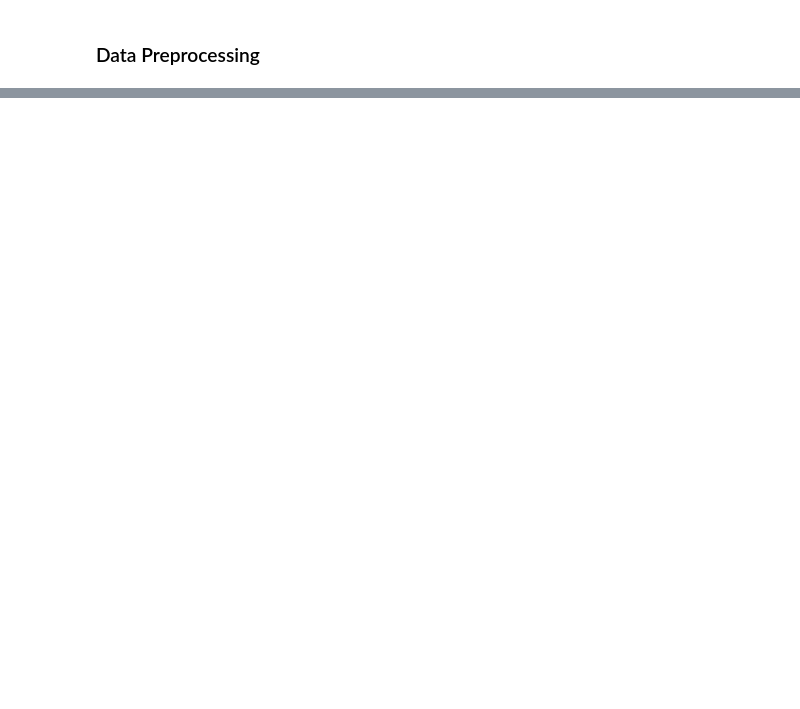
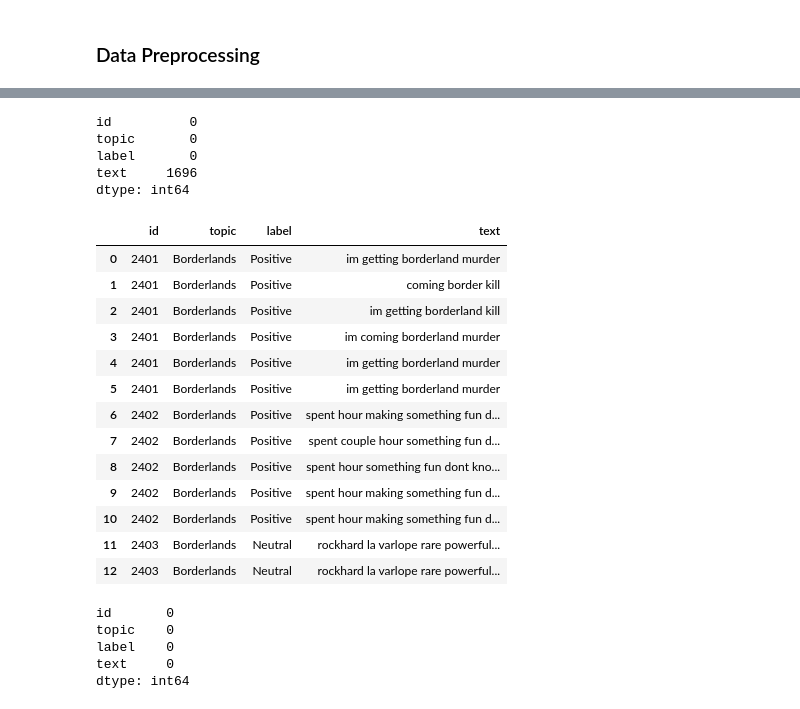
Before and after one commit to matchi-1/Twitter-Sentiment-Analysis, a Jupyter notebook: notebooks/TwitterSentimentAnalysis.ipynb, the cells around one changed output, grey strips where cells are left out. Saved outputs shown, nothing was run; the diff lists cells and outputs as text; code cells hidden in the pictures; blank space fills up the shorter version.

Commit message:
added preprocessing & EDA

```diff
--- a/notebooks/TwitterSentimentAnalysis.ipynb
+++ b/notebooks/TwitterSentimentAnalysis.ipynb
@@ -63,19 +108,41 @@ val.label.value_counts().plot(kind = 'bar', grid = True)
 # %% [markdown]
 ### Data Preprocessing
 # %%
-nltk.download('stopwords')
+# Initialize lemmatizer
+lemmatizer = WordNetLemmatizer()
 
-# Remove stopwords
+# Define stop words
 stop_words = set(stopwords.words('english'))
 
+# Add custom stop words
+custom_stopwords = ['â']
+stop_words.update(custom_stopwords)
+
+# Preprocessing function
 def preprocess_text(text):
+    # Lowercasing
     text = text.lower()
-    text = ' '.join(word for word in text.split() if word not in stop_words)
-    return text
 
-# Apply preprocess_text function to the text column (save one other df for re-testing)
-train_with_stop = train['text']
-train_with_stop = val['text']
+    # Remove URLs, mentions, hashtags, numbers, punctuations, and other non-word characters (special characters)
+    text = re.sub(r'http\S+|www\S+|https\S+|@\S+|#\S+|\d+|[^\w\s]', '', text, flags=re.MULTILINE)
 
-train['text'] = train['text'].apply(preprocess_text)
-val['text'] = val['text'].apply(preprocess_text)
+    # Strip leading and trailing whitespace
+    text = text.strip()
+
+    # Tokenization
+    tokens = word_tokenize(text)
+
+    # Remove stop words and lemmatize
+    tokens = [lemmatizer.lemmatize(word) for word in tokens if word not in stop_words]
+
+    # Join tokens back to string
+    processed_text = ' '.join(tokens)
+
+    # Check if the processed text is empty or contains only whitespace
+    if processed_text.strip() == '':
+        return None
+
+    return processed_text
+
+# Apply the preprocessing function to the text column
+df['text'] = df['text'].apply(preprocess_text)
@@ -108,0 +166,35 @@ val = val.dropna()
+# %%
+df.isna().sum()
+# %% [output]
+id          0
+topic       0
+label       0
+text     1696
+dtype: int64
+# %%
+df = df.dropna(subset=['text'])
+df.reset_index(drop=True, inplace=True)
+df.head(13)
+# %% [output]
+|  | id | topic | label | text |
+| 0 | 2401 | Borderlands | Positive | im getting borderland murder |
+| 1 | 2401 | Borderlands | Positive | coming border kill |
+| 2 | 2401 | Borderlands | Positive | im getting borderland kill |
+| 3 | 2401 | Borderlands | Positive | im coming borderland murder |
+| 4 | 2401 | Borderlands | Positive | im getting borderland murder |
+| 5 | 2401 | Borderlands | Positive | im getting borderland murder |
+| 6 | 2402 | Borderlands | Positive | spent hour making something fun d... |
+| 7 | 2402 | Borderlands | Positive | spent couple hour something fun d... |
+| 8 | 2402 | Borderlands | Positive | spent hour something fun dont kno... |
+| 9 | 2402 | Borderlands | Positive | spent hour making something fun d... |
+| 10 | 2402 | Borderlands | Positive | spent hour making something fun d... |
+| 11 | 2403 | Borderlands | Neutral | rockhard la varlope rare powerful... |
+| 12 | 2403 | Borderlands | Neutral | rockhard la varlope rare powerful... |
+# %%
+df.isna().sum()
+# %% [output]
+id       0
+topic    0
+label    0
+text     0
+dtype: int64
```
Also changed, not shown: parts of 17 cells of this notebook.
